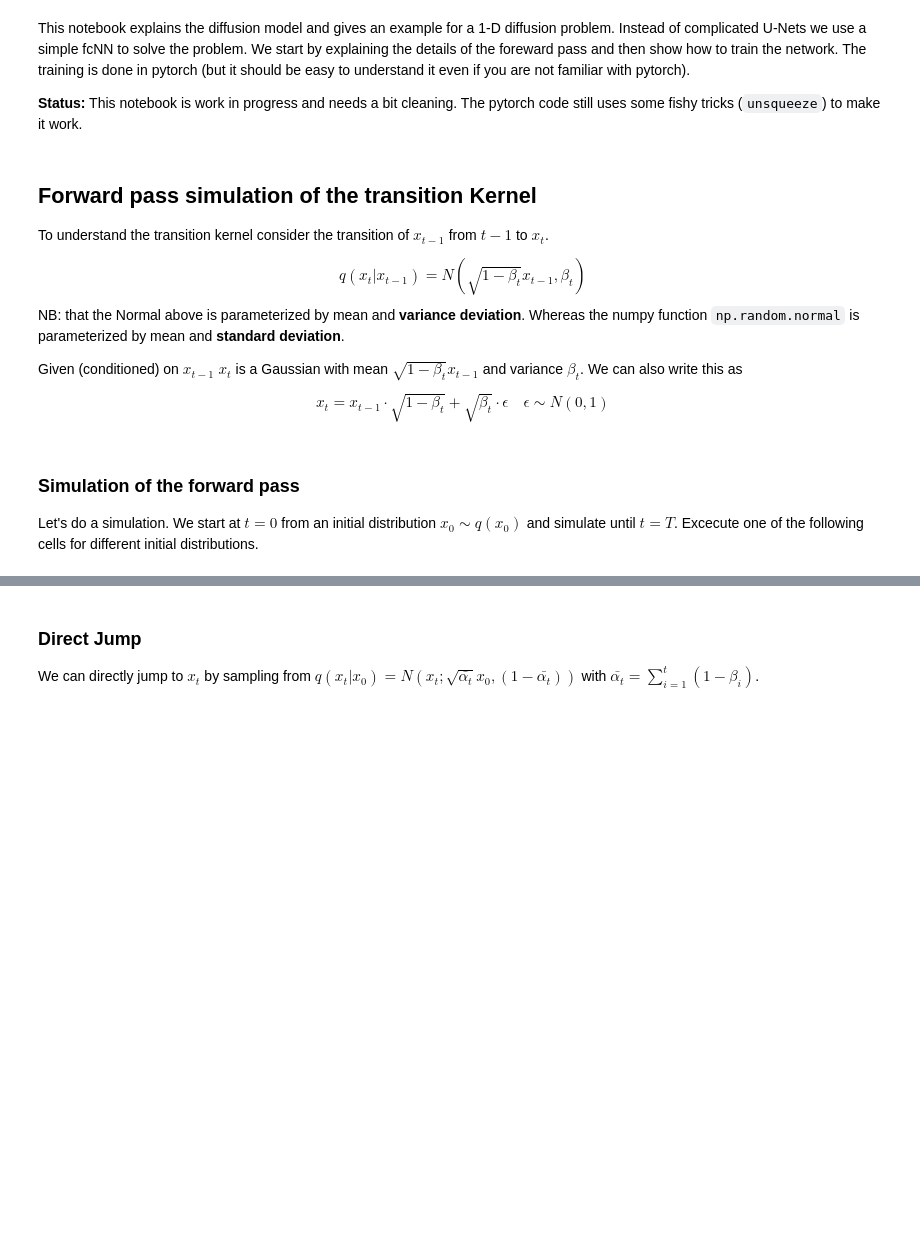
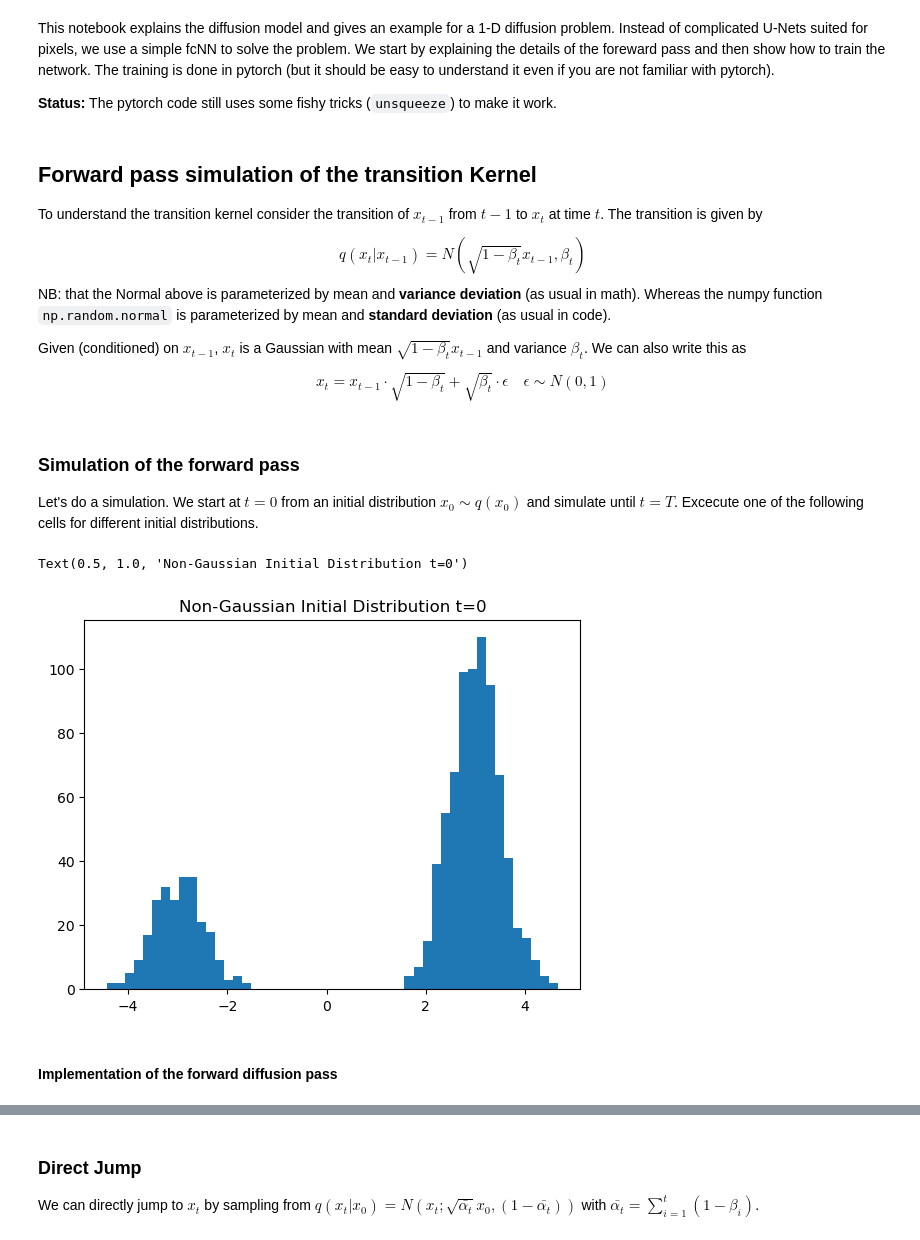
Before and after one commit to ioskn/mldl_htwg, a Jupyter notebook: generative/diffusion.ipynb, the cells around one changed output, grey strips where cells are left out. Cells and saved outputs as stored; diff of their text form; code cells hidden in the pictures; blank space fills up the shorter version.

```diff
--- a/generative/diffusion.ipynb
+++ b/generative/diffusion.ipynb
@@ -3,6 +3,6 @@
 
 <a href="https://colab.research.google.com/github/ioskn/mldl_htwg/blob/master/diffusion/diffusion.ipynb" target="_parent"><img src="https://colab.research.google.com/assets/colab-badge.svg" alt="Open In Colab"/></a>
 # %% [markdown]
-This notebook explains the diffusion model and gives an example for a 1-D diffusion problem. Instead of complicated U-Nets we use a simple fcNN to solve the problem. We start by explaining the details of the foreward pass and then show how to train the network. The training is done in pytorch (but it should be easy to understand it even if you are not familiar with pytorch).
+This notebook explains the diffusion model and gives an example for a 1-D diffusion problem. Instead of complicated U-Nets suited for pixels, we use a simple fcNN to solve the problem. We start by explaining the details of the foreward pass and then show how to train the network. The training is done in pytorch (but it should be easy to understand it even if you are not familiar with pytorch).
 
-**Status:** This notebook is work in progress and needs a bit cleaning. The pytorch code still uses some fishy tricks (`unsqueeze`) to make it work.
+**Status:** The pytorch code still uses some fishy tricks (`unsqueeze`) to make it work.
@@ -9,15 +17,15 @@ This notebook explains the diffusion model and gives an example for a 1-D diffus
 # %% [markdown]
 ## Forward pass simulation of the transition Kernel
 
-To understand the transition kernel consider the transition of $x_{t-1}$ from $t-1$ to $x_t$.
+To understand the transition kernel consider the transition of $x_{t-1}$ from $t-1$ to $x_t$ at time $t$. The transition is given by
 
 $$
  q(x_t|x_{t-1})=N(\sqrt{1-\beta_t} x_{t-1},\beta_t)
 $$
-NB: that the Normal above is parameterized by mean and **variance deviation**. Whereas the numpy function `np.random.normal` is parameterized by mean and **standard deviation**.
+NB: that the Normal above is parameterized by mean and **variance deviation** (as usual in math). Whereas the numpy function `np.random.normal` is parameterized by mean and **standard deviation** (as usual in code).
 
 
-Given (conditioned) on $x_{t-1}$ $x_t$ is a Gaussian with mean $\sqrt{1-\beta_t} x_{t-1}$ and variance $\beta_t$. We can also write this as
+Given (conditioned) on $x_{t-1}$, $x_t$ is a Gaussian with mean $\sqrt{1-\beta_t} x_{t-1}$ and variance $\beta_t$. We can also write this as
 
 $$
  x_t = x_{t-1} \cdot \sqrt{1-\beta_t} + \sqrt{\beta_t} \cdot \epsilon \quad \epsilon \sim N(0,1)
@@ -27,8 +35,22 @@ $$
 Let's do a simulation. We start at $t=0$ from an initial distribution $x_0 \sim q(x_0)$ and simulate until $t=T$.
 Excecute one of the following cells for different initial distributions.
 # %%
-#### Bimodal Distribution with lage offset as used in slides ####
-import numpy as np
 N = int(1e3)
-xt = np.random.normal(10.42, 0.5, N)
-xt[xt < 10.4] = np.random.normal(10, 0.5, len(xt[xt < 10.4]))
+if (EXAMPLE_BIMODAL):
+    xt = np.random.normal(3, 0.5, N)
+    idx = np.random.choice(N, int(N/4), replace=False)
+    xt[idx] = np.random.normal(-3, 0.5, len(idx))
+else:
+    #### Bimodal Distribution with lage offset as used in slides ####
+    xt = np.random.normal(10.42, 0.5, N)
+    xt[xt < 10.4] = np.random.normal(10, 0.5, len(xt[xt < 10.4]))
+
+# Plotting of the initial distribution
+import warnings
+warnings.filterwarnings('ignore')
+xt0=xt
+plt.hist(xt, bins=50)
+plt.title('Non-Gaussian Initial Distribution t=0')
+# %% [output]
+Text(0.5, 1.0, 'Non-Gaussian Initial Distribution t=0')
+[figure, added]
@@ -44,0 +64,2 @@ xt[idx] = np.random.normal(-3, 0.5, len(idx))
+# %% [markdown]
+#### Implementation of the forward diffusion pass
```
Also changed, not shown: parts of 20 cells of this notebook.
